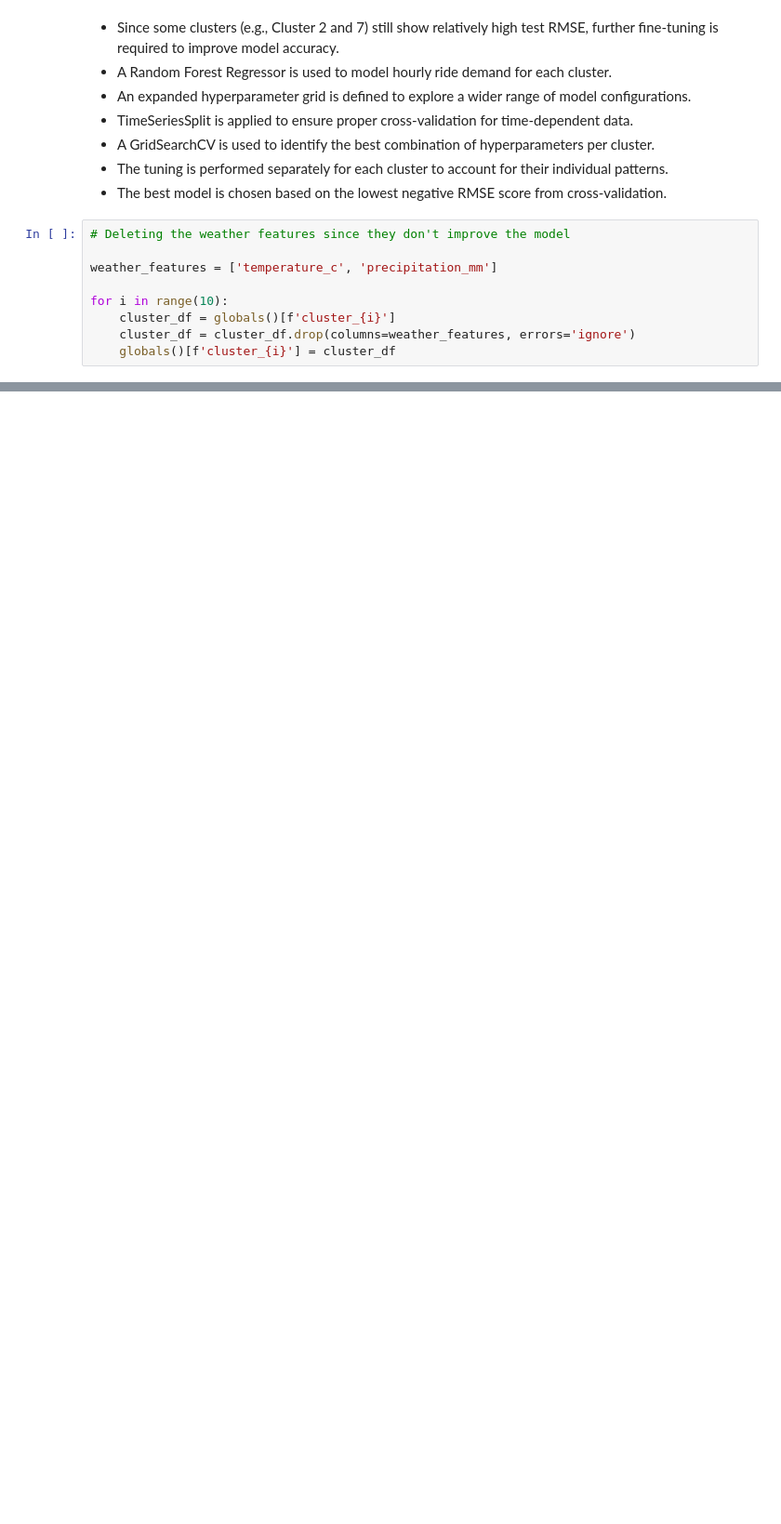
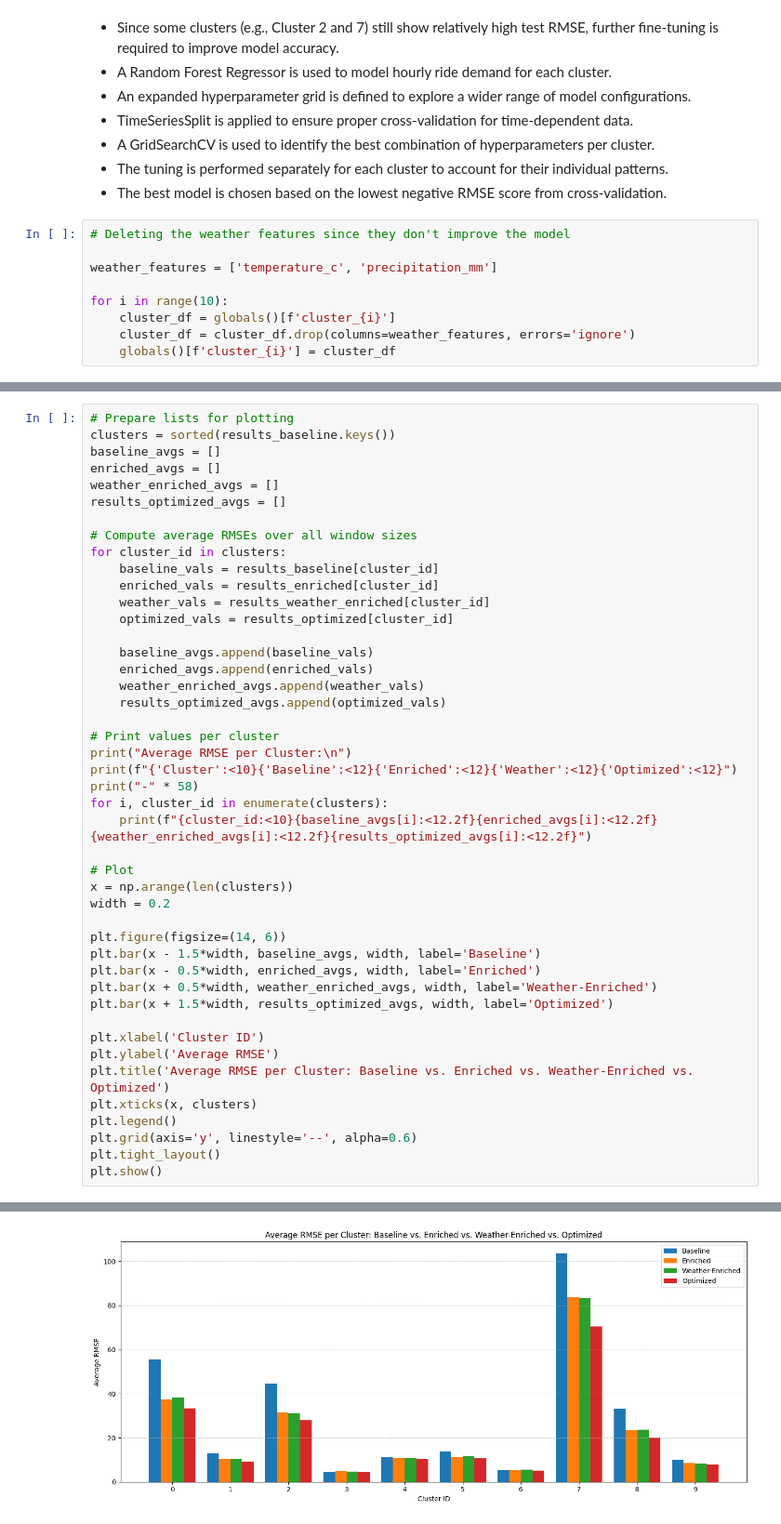
Before and after one commit to sgbyteninja/nyc-taxi-demand-forecasting, a Jupyter notebook: notebooks/Forecasting.ipynb, the cells around one changed output, grey strips where cells are left out. Shown at 93% size. Drawn from its saved outputs; the diff is of its cells as text; blank space fills up the shorter version.

```diff
--- a/notebooks/Forecasting.ipynb
+++ b/notebooks/Forecasting.ipynb
@@ -900,0 +663,46 @@ The saved Random Forest models for each cluster are loaded and tested using the
+# %%
+# Prepare lists for plotting
+clusters = sorted(results_baseline.keys())
+baseline_avgs = []
+enriched_avgs = []
+weather_enriched_avgs = []
+results_optimized_avgs = []
+
+# Compute average RMSEs over all window sizes
+for cluster_id in clusters:
+    baseline_vals = results_baseline[cluster_id]
+    enriched_vals = results_enriched[cluster_id]
+    weather_vals = results_weather_enriched[cluster_id]
+    optimized_vals = results_optimized[cluster_id]
+
+    baseline_avgs.append(baseline_vals)
+    enriched_avgs.append(enriched_vals)
+    weather_enriched_avgs.append(weather_vals)
+    results_optimized_avgs.append(optimized_vals)
+
+# Print values per cluster
+print("Average RMSE per Cluster:\n")
+print(f"{'Cluster':<10}{'Baseline':<12}{'Enriched':<12}{'Weather':<12}{'Optimized':<12}")
+print("-" * 58)
+for i, cluster_id in enumerate(clusters):
+    print(f"{cluster_id:<10}{baseline_avgs[i]:<12.2f}{enriched_avgs[i]:<12.2f}{weather_enriched_avgs[i]:<12.2f}{results_optimized_avgs[i]:<12.2f}")
+
+# Plot
+x = np.arange(len(clusters))
+width = 0.2
+
+plt.figure(figsize=(14, 6))
+plt.bar(x - 1.5*width, baseline_avgs, width, label='Baseline')
+plt.bar(x - 0.5*width, enriched_avgs, width, label='Enriched')
+plt.bar(x + 0.5*width, weather_enriched_avgs, width, label='Weather-Enriched')
+plt.bar(x + 1.5*width, results_optimized_avgs, width, label='Optimized')
+
+plt.xlabel('Cluster ID')
+plt.ylabel('Average RMSE')
+plt.title('Average RMSE per Cluster: Baseline vs. Enriched vs. Weather-Enriched vs. Optimized')
+plt.xticks(x, clusters)
+plt.legend()
+plt.grid(axis='y', linestyle='--', alpha=0.6)
+plt.tight_layout()
+plt.show()
+# %% [output]
@@ -900,0 +723 @@ The saved Random Forest models for each cluster are loaded and tested using the
+[figure, added]
```
Also changed, not shown: parts of 62 cells of this notebook, 4 other files.
